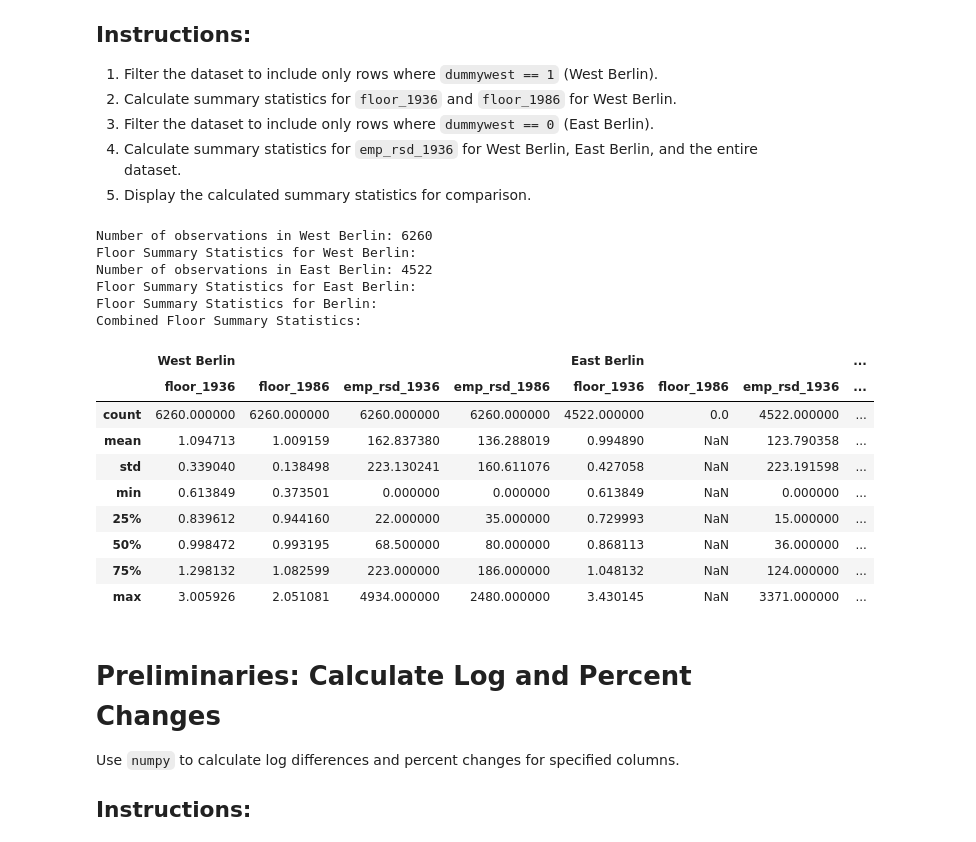
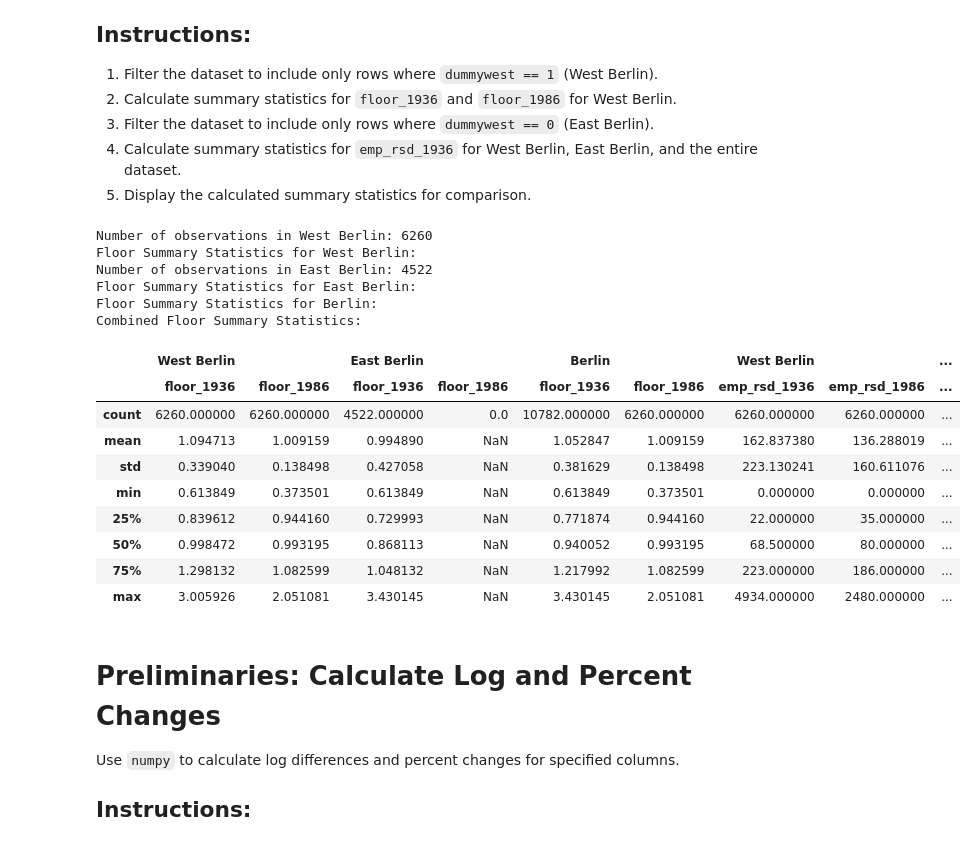
Before and after one commit to norsini1515/MapCreator, a Jupyter notebook: mapcreator/Potato/empirical_problem_agglom.ipynb, the cells around one changed output. Cells and saved outputs as stored; diff of their text form; code cells hidden in the pictures.

```diff
--- a/mapcreator/Potato/empirical_problem_agglom.ipynb
+++ b/mapcreator/Potato/empirical_problem_agglom.ipynb
@@ -129,7 +129,8 @@ import pandas as pd
 import os
 from pathlib import Path
 # Set the working directory
-working_dir = Path("C:/Users/nicho/Documents/JHU/Urban Economics/week2")
+# working_dir = Path("C:/Users/nicho/Documents/JHU/Urban Economics/week2")
+working_dir = Path("P:/GitLab/orsin005/miscellaneous/MapCreator/mapcreator/Potato")
 #your code here
 os.chdir(working_dir)
 date_file_path = working_dir / "berlin_36_86.parquet"
@@ -183,46 +197,46 @@ summary_stats_east = east_berlin_df.describe()
 print("Floor Summary Statistics for East Berlin:")
 # summary_stats_east[stats_columns]
 
 #=========================
 
 # Filter data for East Berlin
 # Calculate summary statistics for East Berlin
 summary_stats_berlin = berlin_df[stats_columns].describe()
 # Display the summary statistics
 print("Floor Summary Statistics for Berlin:")
 # summary_stats_berlin[stats_columns]
 
 #=========================
 #merge the summary statistics into one display
 # summary_stats = pd.concat([summary_stats_west[stats_columns], summary_stats_east[stats_columns]], axis=1, keys=['West Berlin', 'East Berlin'])
 summary = None
 stat_pairs = [['floor_1936', 'floor_1986'], ['emp_rsd_1936', 'emp_rsd_1986']]
 for column_pair in stat_pairs:
-    column_pair_summary = pd.concat([summary_stats_west[stats_columns], summary_stats_east[stats_columns], summary_stats_berlin[stats_columns]], axis=1, keys=['West Berlin', 'East Berlin', 'Berlin'])
+    column_pair_summary = pd.concat([summary_stats_west[column_pair], summary_stats_east[column_pair], summary_stats_berlin[column_pair]], axis=1, keys=['West Berlin', 'East Berlin', 'Berlin'])
     if summary is None:
         summary = column_pair_summary
     else:
-        pd.concat([summary, column_pair_summary], axis=0)
+        summary = pd.concat([summary, column_pair_summary], axis=1)
 
 print("Combined Floor Summary Statistics:")
-summary_stats
+summary
 # %% [output]
 Number of observations in West Berlin: 6260
 Floor Summary Statistics for West Berlin:
 Number of observations in East Berlin: 4522
 Floor Summary Statistics for East Berlin:
 Floor Summary Statistics for Berlin:
 Combined Floor Summary Statistics:
-|  | West Berlin |  |  |  | East Berlin |  |  | ... |
-|  | floor_1936 | floor_1986 | emp_rsd_1936 | emp_rsd_1986 | floor_1936 | floor_1986 | emp_rsd_1936 | ... |
-| count | 6260.000000 | 6260.000000 | 6260.000000 | 6260.000000 | 4522.000000 | 0.0 | 4522.000000 | ... |
-| mean | 1.094713 | 1.009159 | 162.837380 | 136.288019 | 0.994890 | NaN | 123.790358 | ... |
-| std | 0.339040 | 0.138498 | 223.130241 | 160.611076 | 0.427058 | NaN | 223.191598 | ... |
-| min | 0.613849 | 0.373501 | 0.000000 | 0.000000 | 0.613849 | NaN | 0.000000 | ... |
-| 25% | 0.839612 | 0.944160 | 22.000000 | 35.000000 | 0.729993 | NaN | 15.000000 | ... |
-| 50% | 0.998472 | 0.993195 | 68.500000 | 80.000000 | 0.868113 | NaN | 36.000000 | ... |
-| 75% | 1.298132 | 1.082599 | 223.000000 | 186.000000 | 1.048132 | NaN | 124.000000 | ... |
-| max | 3.005926 | 2.051081 | 4934.000000 | 2480.000000 | 3.430145 | NaN | 3371.000000 | ... |
+|  | West Berlin |  | East Berlin |  | Berlin |  | West Berlin |  | ... |
+|  | floor_1936 | floor_1986 | floor_1936 | floor_1986 | floor_1936 | floor_1986 | emp_rsd_1936 | emp_rsd_1986 | ... |
+| count | 6260.000000 | 6260.000000 | 4522.000000 | 0.0 | 10782.000000 | 6260.000000 | 6260.000000 | 6260.000000 | ... |
+| mean | 1.094713 | 1.009159 | 0.994890 | NaN | 1.052847 | 1.009159 | 162.837380 | 136.288019 | ... |
+| std | 0.339040 | 0.138498 | 0.427058 | NaN | 0.381629 | 0.138498 | 223.130241 | 160.611076 | ... |
+| min | 0.613849 | 0.373501 | 0.613849 | NaN | 0.613849 | 0.373501 | 0.000000 | 0.000000 | ... |
+| 25% | 0.839612 | 0.944160 | 0.729993 | NaN | 0.771874 | 0.944160 | 22.000000 | 35.000000 | ... |
+| 50% | 0.998472 | 0.993195 | 0.868113 | NaN | 0.940052 | 0.993195 | 68.500000 | 80.000000 | ... |
+| 75% | 1.298132 | 1.082599 | 1.048132 | NaN | 1.217992 | 1.082599 | 223.000000 | 186.000000 | ... |
+| max | 3.005926 | 2.051081 | 3.430145 | NaN | 3.430145 | 2.051081 | 4934.000000 | 2480.000000 | ... |
 # %% [markdown]
 # Preliminaries: Calculate Log and Percent Changes
 Use `numpy` to calculate log differences and percent changes for specified columns.
```
Also changed, not shown: parts of 10 cells of this notebook.
